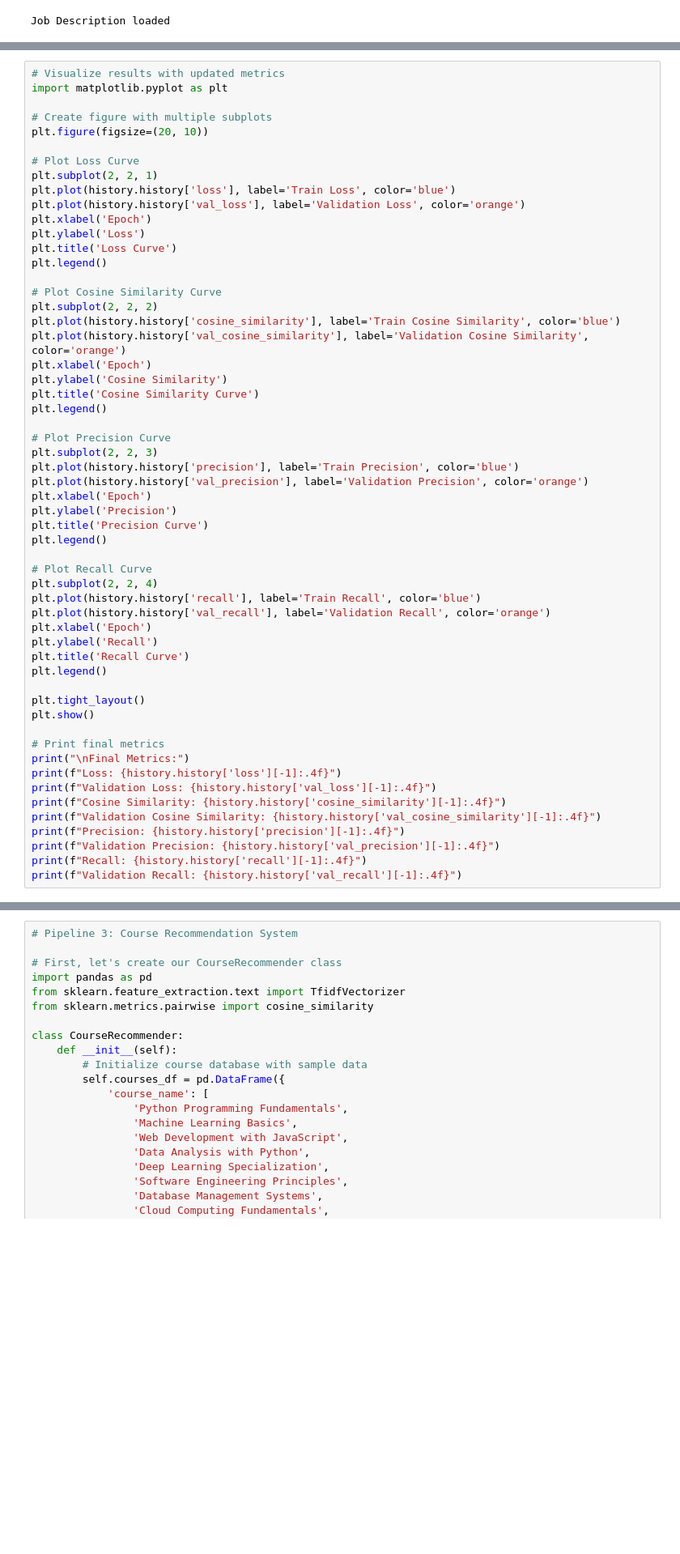
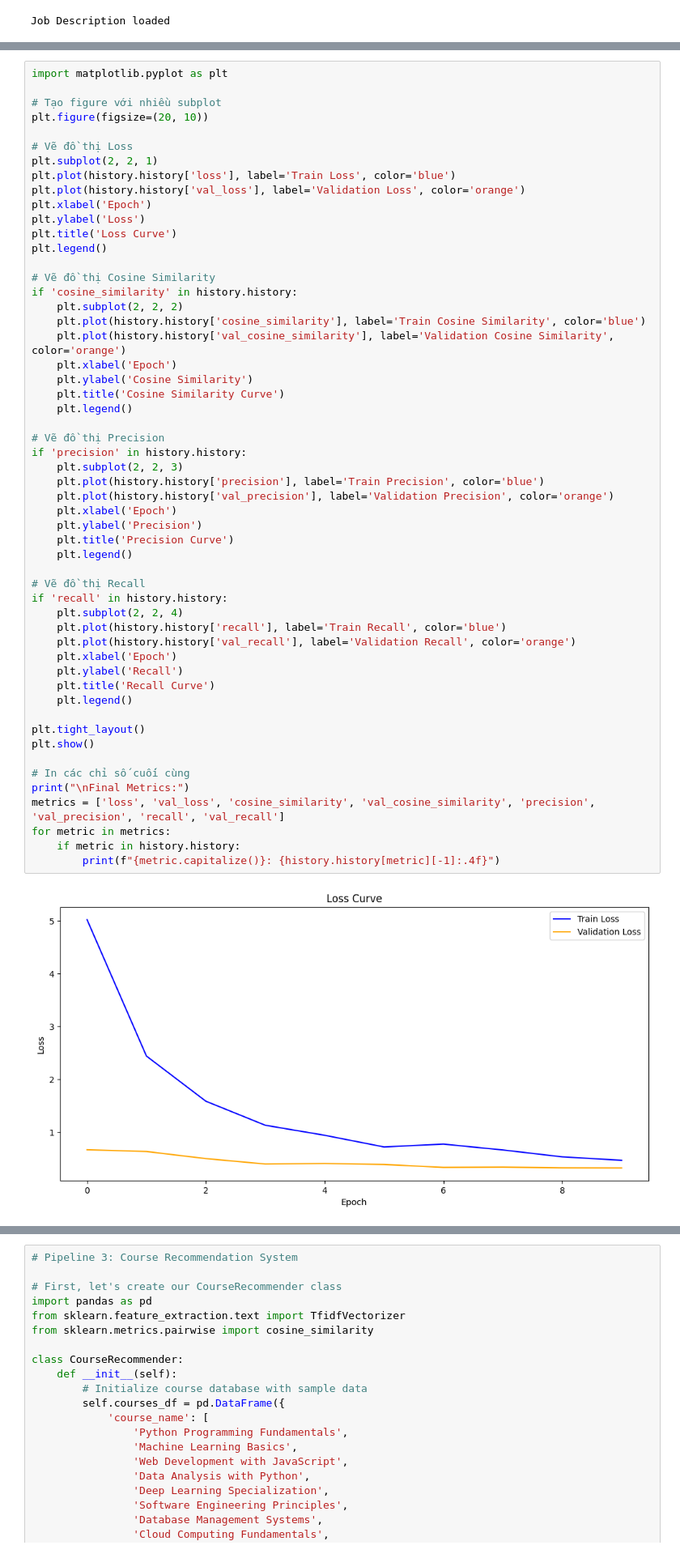
Before and after one commit to dpfam27/CV-JD-Matching-System, a Jupyter notebook: backend/src/models/CV Matcher with RNN.ipynb, the cells around one changed output, grey strips where cells are left out. Shown at 81% size. Saved outputs shown, nothing was run; the diff lists cells and outputs as text; blank space fills up the shorter version.

```diff
--- a/backend/src/models/CV Matcher with RNN.ipynb
+++ b/backend/src/models/CV Matcher with RNN.ipynb
@@ -389,57 +350,56 @@ Results saved to: data/processed/cv/matching_results.csv
 # %%
-# Visualize results with updated metrics
 import matplotlib.pyplot as plt
 
-# Create figure with multiple subplots
+# Tạo figure với nhiều subplot
 plt.figure(figsize=(20, 10))
 
-# Plot Loss Curve
+# Vẽ đồ thị Loss
 plt.subplot(2, 2, 1)
 plt.plot(history.history['loss'], label='Train Loss', color='blue')
 plt.plot(history.history['val_loss'], label='Validation Loss', color='orange')
 plt.xlabel('Epoch')
 plt.ylabel('Loss')
 plt.title('Loss Curve')
 plt.legend()
 
-# Plot Cosine Similarity Curve
-plt.subplot(2, 2, 2)
-plt.plot(history.history['cosine_similarity'], label='Train Cosine Similarity', color='blue')
-plt.plot(history.history['val_cosine_similarity'], label='Validation Cosine Similarity', color='orange')
-plt.xlabel('Epoch')
-plt.ylabel('Cosine Similarity')
-plt.title('Cosine Similarity Curve')
-plt.legend()
+# Vẽ đồ thị Cosine Similarity
+if 'cosine_similarity' in history.history:
+    plt.subplot(2, 2, 2)
+    plt.plot(history.history['cosine_similarity'], label='Train Cosine Similarity', color='blue')
+    plt.plot(history.history['val_cosine_similarity'], label='Validation Cosine Similarity', color='orange')
+    plt.xlabel('Epoch')
+    plt.ylabel('Cosine Similarity')
+    plt.title('Cosine Similarity Curve')
+    plt.legend()
 
-# Plot Precision Curve
-plt.subplot(2, 2, 3)
-plt.plot(history.history['precision'], label='Train Precision', color='blue')
-plt.plot(history.history['val_precision'], label='Validation Precision', color='orange')
-plt.xlabel('Epoch')
-plt.ylabel('Precision')
-plt.title('Precision Curve')
-plt.legend()
+# Vẽ đồ thị Precision
+if 'precision' in history.history:
+    plt.subplot(2, 2, 3)
+    plt.plot(history.history['precision'], label='Train Precision', color='blue')
+    plt.plot(history.history['val_precision'], label='Validation Precision', color='orange')
+    plt.xlabel('Epoch')
+    plt.ylabel('Precision')
+    plt.title('Precision Curve')
+    plt.legend()
 
-# Plot Recall Curve
-plt.subplot(2, 2, 4)
-plt.plot(history.history['recall'], label='Train Recall', color='blue')
-plt.plot(history.history['val_recall'], label='Validation Recall', color='orange')
-plt.xlabel('Epoch')
-plt.ylabel('Recall')
-plt.title('Recall Curve')
-plt.legend()
+# Vẽ đồ thị Recall
+if 'recall' in history.history:
+    plt.subplot(2, 2, 4)
+    plt.plot(history.history['recall'], label='Train Recall', color='blue')
+    plt.plot(history.history['val_recall'], label='Validation Recall', color='orange')
+    plt.xlabel('Epoch')
+    plt.ylabel('Recall')
+    plt.title('Recall Curve')
+    plt.legend()
 
 plt.tight_layout()
 plt.show()
 
-# Print final metrics
+# In các chỉ số cuối cùng
 print("\nFinal Metrics:")
-print(f"Loss: {history.history['loss'][-1]:.4f}")
-print(f"Validation Loss: {history.history['val_loss'][-1]:.4f}")
-print(f"Cosine Similarity: {history.history['cosine_similarity'][-1]:.4f}")
-print(f"Validation Cosine Similarity: {history.history['val_cosine_similarity'][-1]:.4f}")
-print(f"Precision: {history.history['precision'][-1]:.4f}")
-print(f"Validation Precision: {history.history['val_precision'][-1]:.4f}")
-print(f"Recall: {history.history['recall'][-1]:.4f}")
-print(f"Validation Recall: {history.history['val_recall'][-1]:.4f}")
+metrics = ['loss', 'val_loss', 'cosine_similarity', 'val_cosine_similarity', 'precision', 'val_precision', 'recall', 'val_recall']
+for metric in metrics:
+    if metric in history.history:
+        print(f"{metric.capitalize()}: {history.history[metric][-1]:.4f}")
 # %% [output]
+[figure, new version]
```
Also changed, not shown: parts of 5 cells of this notebook, 15 other files.
